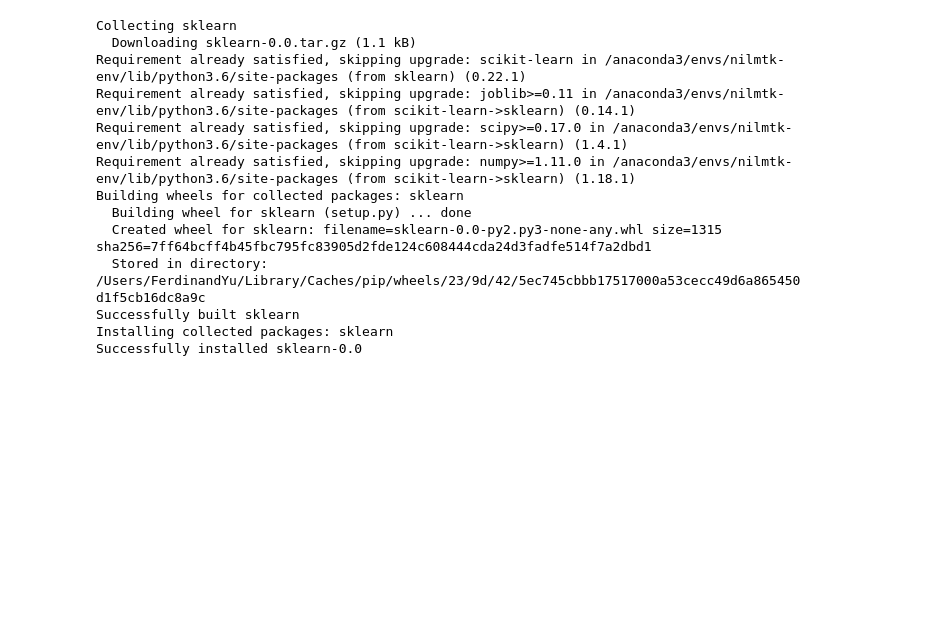
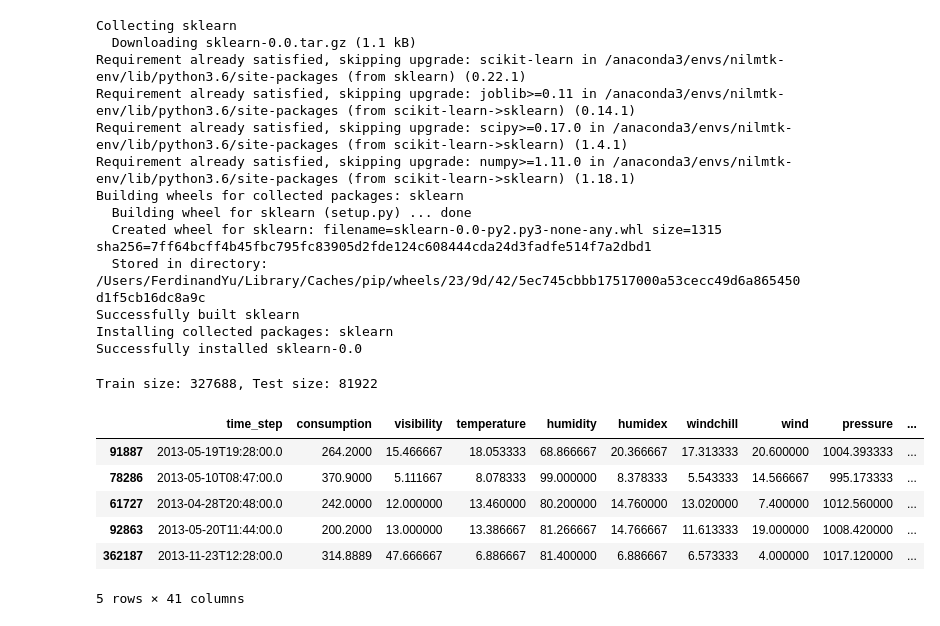
Before and after one commit to FerdinandYu/DSB_ML2_Planete_Oui, a Jupyter notebook: Planete Oui V2.ipynb, the cells around one changed output. Cells and saved outputs as stored; diff of their text form; code cells hidden in the pictures; blank space fills up the shorter version.

```diff
--- a/Planete Oui V2.ipynb
+++ b/Planete Oui V2.ipynb
@@ -221,0 +330,8 @@ from random_layer import RandomLayer, MLPRandomLayer, RBFRandomLayer, GRBFRandom
+# %%
+X = train_notnull1[['time_step']+X_vars2]
+y = train_notnull1[y_vars]
+# %%
+x_train, x_test, y_train, y_test = train_test_split(X, y, test_size=0.2)
+print('Train size: {train}, Test size: {test}'.format(train=x_train.shape[0], test=x_test.shape[0]))
+# %% [output]
+Train size: 327688, Test size: 81922
@@ -221,0 +341,10 @@ from random_layer import RandomLayer, MLPRandomLayer, RBFRandomLayer, GRBFRandom
+# %%
+x_test.head(5)
+# %% [output]
+|  | time_step | consumption | visibility | temperature | humidity | humidex | windchill | wind | pressure | ... |
+| 91887 | 2013-05-19T19:28:00.0 | 264.2000 | 15.466667 | 18.053333 | 68.866667 | 20.366667 | 17.313333 | 20.600000 | 1004.393333 | ... |
+| 78286 | 2013-05-10T08:47:00.0 | 370.9000 | 5.111667 | 8.078333 | 99.000000 | 8.378333 | 5.543333 | 14.566667 | 995.173333 | ... |
+| 61727 | 2013-04-28T20:48:00.0 | 242.0000 | 12.000000 | 13.460000 | 80.200000 | 14.760000 | 13.020000 | 7.400000 | 1012.560000 | ... |
+| 92863 | 2013-05-20T11:44:00.0 | 200.2000 | 13.000000 | 13.386667 | 81.266667 | 14.766667 | 11.613333 | 19.000000 | 1008.420000 | ... |
+| 362187 | 2013-11-23T12:28:00.0 | 314.8889 | 47.666667 | 6.886667 | 81.400000 | 6.886667 | 6.573333 | 4.000000 | 1017.120000 | ... |
+5 rows × 41 columns
```
Also changed, not shown: parts of 35 cells of this notebook.
